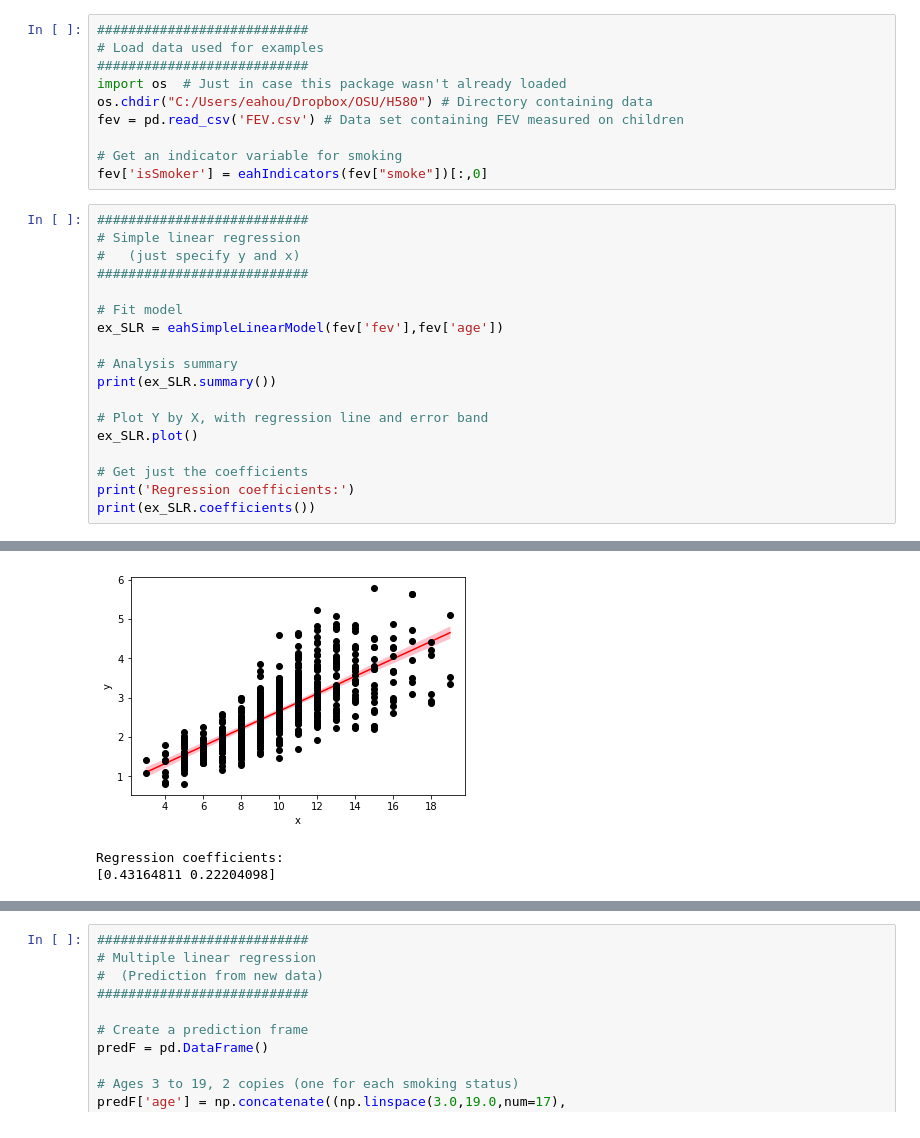
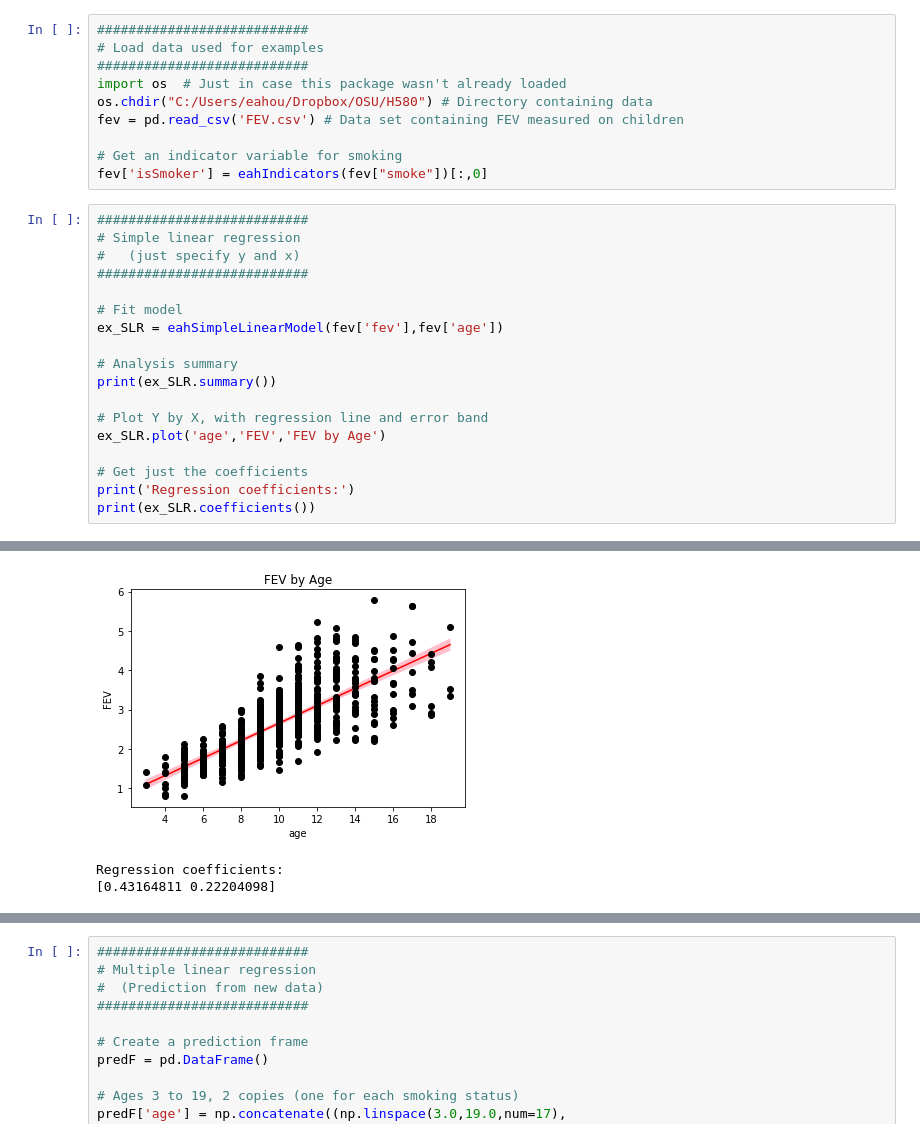
Before and after one commit to eahouseman/CommunityProjects-Misc, a Jupyter notebook: 190711-eahDataAnalysis.ipynb, the cells around one changed output, grey strips where cells are left out. Drawn from its saved outputs; the diff is of its cells as text.

```diff
--- a/190711-eahDataAnalysis.ipynb
+++ b/190711-eahDataAnalysis.ipynb
@@ -379,7 +390,7 @@ ex_SLR = eahSimpleLinearModel(fev['fev'],fev['age'])
 print(ex_SLR.summary())
 
 # Plot Y by X, with regression line and error band
-ex_SLR.plot()
+ex_SLR.plot('age','FEV','FEV by Age')
 
 # Get just the coefficients
 print('Regression coefficients:')
@@ -395,14 +406,14 @@ Time:                        15:06:59   Log-Likelihood:                -556.51
 No. Observations:                 654   AIC:                             1117.
 Df Residuals:                     652   BIC:                             1126.
 Df Model:                           1
 Covariance Type:            nonrobust
 ==============================================================================
 ... (9 lines left out)
 ==============================================================================
 
 Warnings:
 [1] Standard Errors assume that the covariance matrix of the errors is correctly specified.
-[figure, old version]
+[figure, new version]
 Regression coefficients:
 [0.43164811 0.22204098]
 # %%
```
Also changed, not shown: parts of 5 cells of this notebook.
